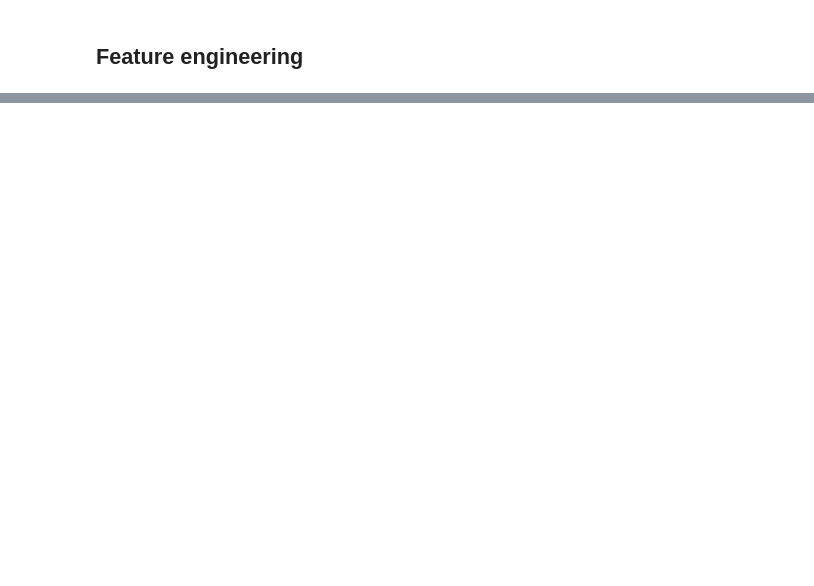
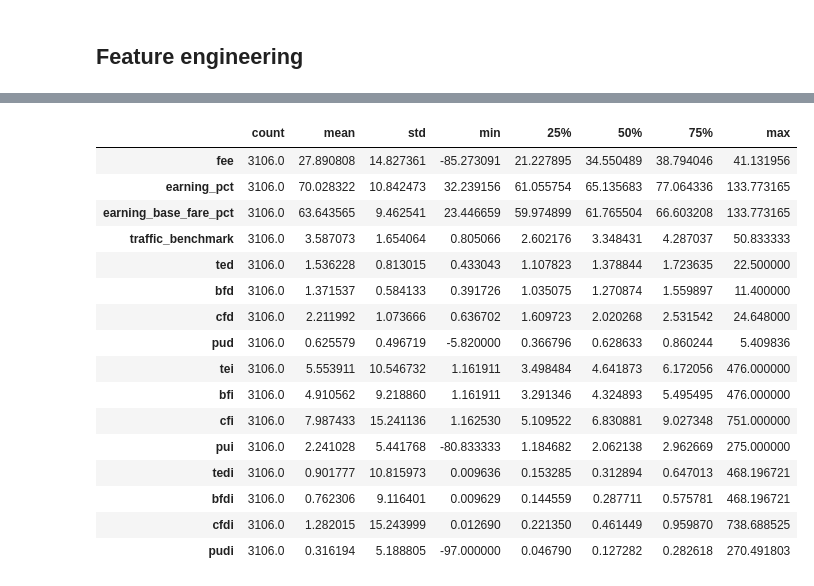
Before and after one commit to gcunharodrigues/uber, a Jupyter notebook: ml_feature_engineering.ipynb, the cells around one changed output, grey strips where cells are left out. Cells and saved outputs as stored; diff of their text form; code cells hidden in the pictures; blank space fills up the shorter version.

```diff
--- a/ml_feature_engineering.ipynb
+++ b/ml_feature_engineering.ipynb
@@ -75,0 +27,2 @@ df[df['total_earning'] < 0]
+# %%
+df.drop(df[df['total_earning'] < 0].index, inplace=True)
@@ -94,3 +35,7 @@ It seems that total_earning does not correspond to how much the driver earned. I
+# %%
+# Split df in paid rides and canceled ones.
+df_paid_cancelations = df[df['distance_km']<= 0]
+df_rides = df.drop(df_paid_cancelations.index)
 # %% [markdown]
 ## Feature engineering
 # %% [markdown]
@@ -140,0 +59,17 @@ df['customer_fare'] = df['total_earning'] + df['paid_to_uber']
+# %%
+df_rides['fee'] = df_rides['paid_to_uber'] / df_rides['customer_fare'] * 100
+df_rides['earning_pct'] = df_rides['paid_to_driver'] / df_rides['customer_fare'] * 100
+df_rides['earning_base_fare_pct'] = df_rides['base_fare'] / df_rides['customer_fare'] * 100
+df_rides['traffic_benchmark'] = (df_rides['duration_dt'].dt.total_seconds()/60) / df_rides['distance_km']
+df_rides['ted'] = df_rides['paid_to_driver'] / (df_rides['duration_dt'].dt.total_seconds()/60)
+df_rides['bfd'] = df_rides['base_fare'] / (df_rides['duration_dt'].dt.total_seconds()/60)
+df_rides['cfd'] = df_rides['customer_fare'] / (df_rides['duration_dt'].dt.total_seconds()/60)
+df_rides['pud'] = df_rides['paid_to_uber'] / (df_rides['duration_dt'].dt.total_seconds()/60)
+df_rides['tei'] = df_rides['paid_to_driver'] / df_rides['distance_km']
+df_rides['bfi'] = df_rides['base_fare'] / df_rides['distance_km']
+df_rides['cfi'] = df_rides['customer_fare'] / df_rides['distance_km']
+df_rides['pui'] = df_rides['paid_to_uber'] / df_rides['distance_km']
+df_rides['tedi'] = df_rides['paid_to_driver'] / ((df_rides['duration_dt'].dt.total_seconds()/60) * df_rides['distance_km'])
+df_rides['bfdi'] = df_rides['base_fare'] / ((df_rides['duration_dt'].dt.total_seconds()/60) * df_rides['distance_km'])
+df_rides['cfdi'] = df_rides['customer_fare'] / ((df_rides['duration_dt'].dt.total_seconds()/60) * df_rides['distance_km'])
+df_rides['pudi'] = df_rides['paid_to_uber'] / ((df_rides['duration_dt'].dt.total_seconds()/60) * df_rides['distance_km'])
@@ -140,0 +97,20 @@ df['customer_fare'] = df['total_earning'] + df['paid_to_uber']
+# %%
+df_rides.iloc[:,-16:].describe().T
+# %% [output]
+|  | count | mean | std | min | 25% | 50% | 75% | max |
+| fee | 3106.0 | 27.890808 | 14.827361 | -85.273091 | 21.227895 | 34.550489 | 38.794046 | 41.131956 |
+| earning_pct | 3106.0 | 70.028322 | 10.842473 | 32.239156 | 61.055754 | 65.135683 | 77.064336 | 133.773165 |
+| earning_base_fare_pct | 3106.0 | 63.643565 | 9.462541 | 23.446659 | 59.974899 | 61.765504 | 66.603208 | 133.773165 |
+| traffic_benchmark | 3106.0 | 3.587073 | 1.654064 | 0.805066 | 2.602176 | 3.348431 | 4.287037 | 50.833333 |
+| ted | 3106.0 | 1.536228 | 0.813015 | 0.433043 | 1.107823 | 1.378844 | 1.723635 | 22.500000 |
+| bfd | 3106.0 | 1.371537 | 0.584133 | 0.391726 | 1.035075 | 1.270874 | 1.559897 | 11.400000 |
+| cfd | 3106.0 | 2.211992 | 1.073666 | 0.636702 | 1.609723 | 2.020268 | 2.531542 | 24.648000 |
+| pud | 3106.0 | 0.625579 | 0.496719 | -5.820000 | 0.366796 | 0.628633 | 0.860244 | 5.409836 |
+| tei | 3106.0 | 5.553911 | 10.546732 | 1.161911 | 3.498484 | 4.641873 | 6.172056 | 476.000000 |
+| bfi | 3106.0 | 4.910562 | 9.218860 | 1.161911 | 3.291346 | 4.324893 | 5.495495 | 476.000000 |
+| cfi | 3106.0 | 7.987433 | 15.241136 | 1.162530 | 5.109522 | 6.830881 | 9.027348 | 751.000000 |
+| pui | 3106.0 | 2.241028 | 5.441768 | -80.833333 | 1.184682 | 2.062138 | 2.962669 | 275.000000 |
+| tedi | 3106.0 | 0.901777 | 10.815973 | 0.009636 | 0.153285 | 0.312894 | 0.647013 | 468.196721 |
+| bfdi | 3106.0 | 0.762306 | 9.116401 | 0.009629 | 0.144559 | 0.287711 | 0.575781 | 468.196721 |
+| cfdi | 3106.0 | 1.282015 | 15.243999 | 0.012690 | 0.221350 | 0.461449 | 0.959870 | 738.688525 |
+| pudi | 3106.0 | 0.316194 | 5.188805 | -97.000000 | 0.046790 | 0.127282 | 0.282618 | 270.491803 |
```
Also changed, not shown: parts of 17 cells of this notebook, 3 other files.
